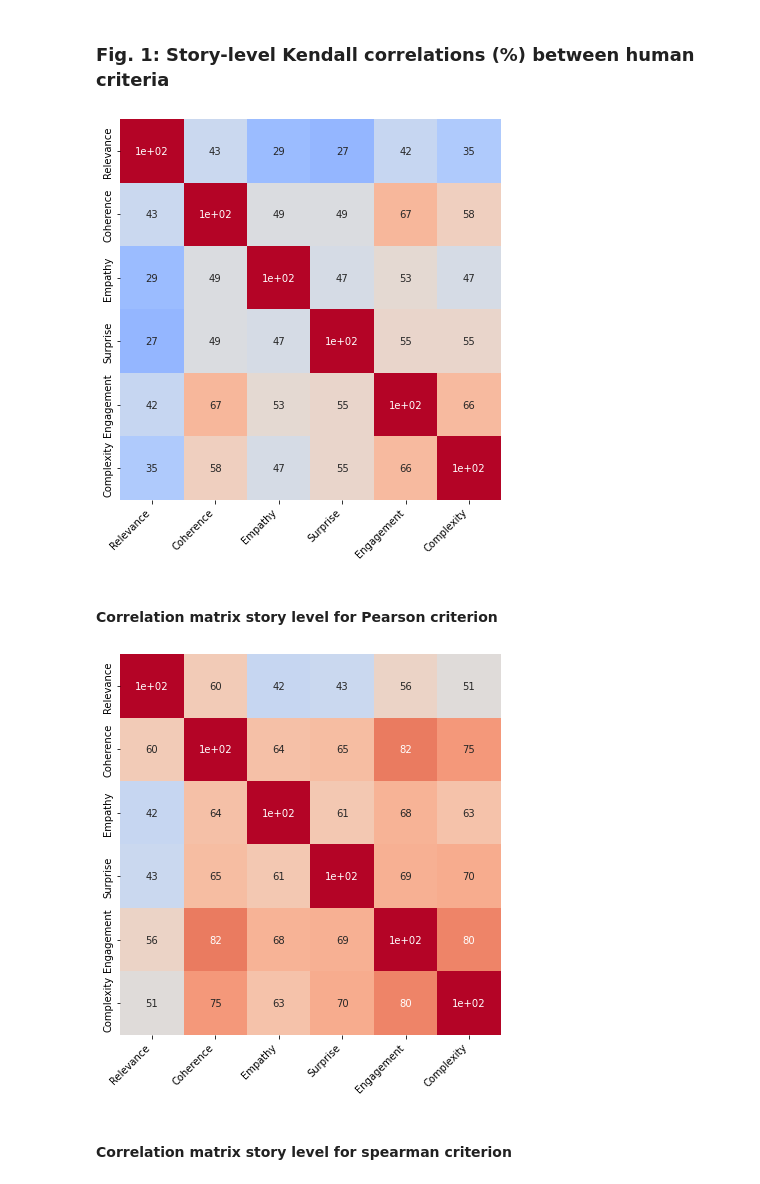
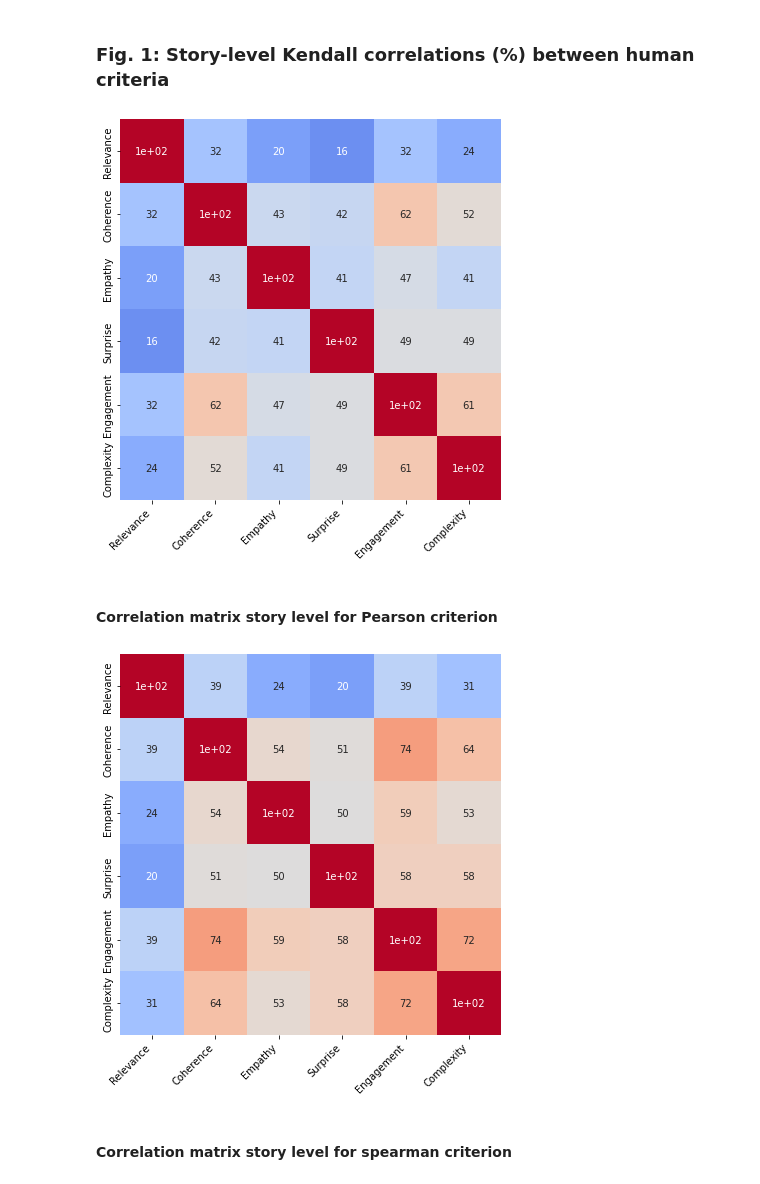
Before and after one commit to CamilleCoustaury/NLP-ENSAE-3A-Sujet4, a Jupyter notebook: data_visualization.ipynb, the cells around one changed output. Cells and saved outputs as stored; diff of their text form; code cells hidden in the pictures.

```diff
--- a/data_visualization.ipynb
+++ b/data_visualization.ipynb
@@ -45,2 +60,2 @@ data_scores = pd.read_csv("hanna_metric_scores.csv")
 # %%
-data_scores
+data_scores = data_scores.loc[1:]
@@ -93,7 +94,8 @@ We want to average out on all of our stories the criterion beteween metric 1 and
 # %%
 # story-level correlation
 
-def story_level_plot(metrics1,
+def story_level_plot(data,
+                     metrics1,
                       metrics2,
                      path,
                       criterion,
@@ -108,8 +110,8 @@ def story_level_plot(metrics1,
     corr_story_matrix= np.zeros((N, M))
     for i in range(N):
         for j in range(M):
-            c_metric1= np.array( [json.loads(l) for l in data_scores[metrics1[i]].tolist()]).T
-            c_metric2= np.array( [json.loads(l) for l in data_scores[metrics2[j]].tolist()]).T
+            c_metric1= np.array( [json.loads(l) for l in data[metrics1[i]].tolist()]).T
+            c_metric2= np.array( [json.loads(l) for l in data[metrics2[j]].tolist()]).T
 
 
             if criterion== 'kendall':
@@ -146,15 +148,17 @@ def story_level_plot(metrics1,
 # %% [markdown]
 ### Fig. 1: Story-level Kendall correlations (%) between human criteria
 # %%
-story_level_plot(human_scores, human_scores, 'Figures/fig1.jpg', 'kendall', (7,7))
+human_scores=['Relevance', 'Coherence', 'Empathy', 'Surprise', 'Engagement', 'Complexity']
+
+story_level_plot(data_scores, human_scores, human_scores, 'Figures/fig1.jpg', 'kendall', (7,7))
 # %% [output]
-[figure, old version]
+[figure, new version]
 # %% [markdown]
 #### Correlation matrix story level for Pearson criterion
 # %%
-story_level_plot(human_scores, human_scores, 'Figures/fig1_pearson.jpg', 'pearson', (7,7))
+story_level_plot(data_scores,human_scores, human_scores, 'Figures/fig1_pearson.jpg', 'pearson', (7,7))
 # %% [output]
-[figure, old version]
+[figure, new version]
 # %% [markdown]
 #### Correlation matrix story level for spearman criterion
 # %%
```
Also changed, not shown: parts of 12 cells of this notebook, 5 other files.
